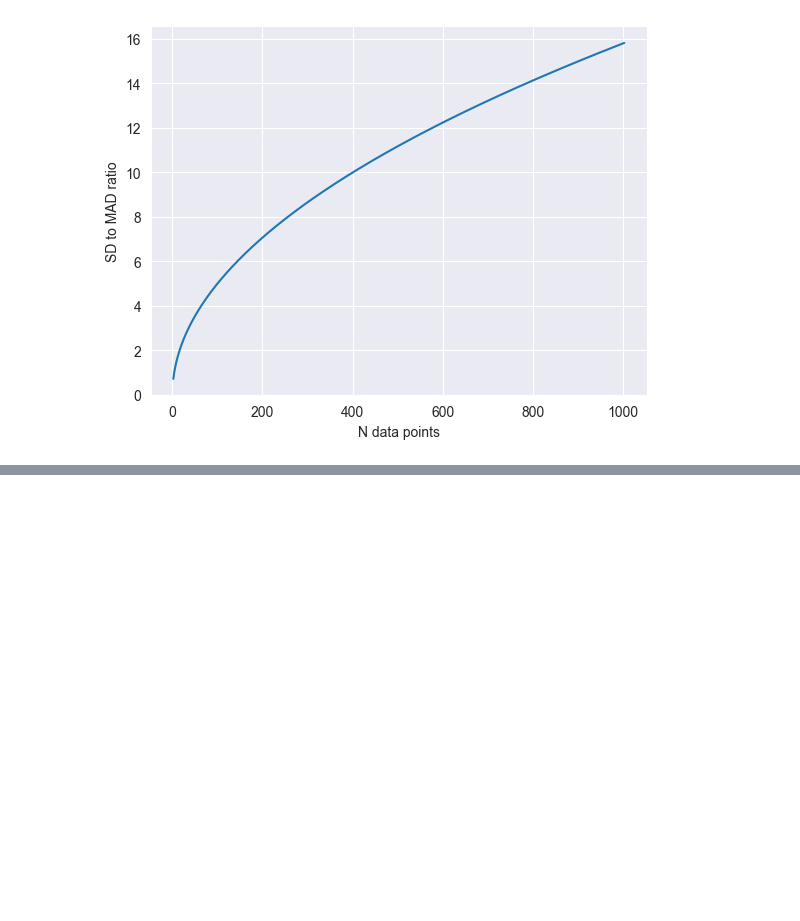
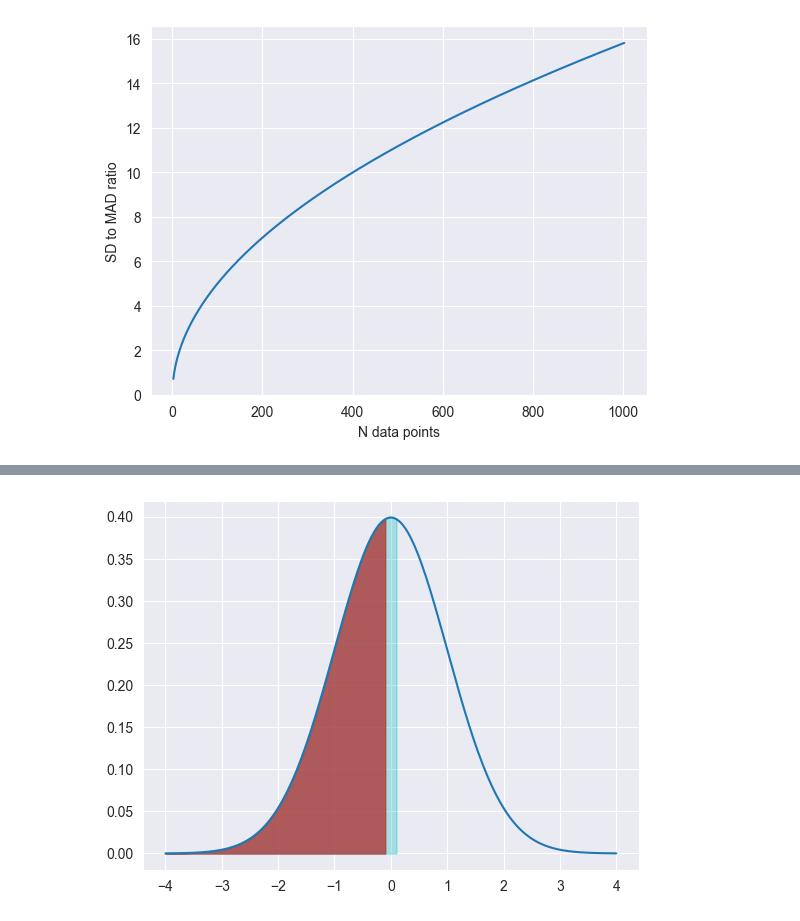
Before and after one commit to hdaniel17/options, a Jupyter notebook: MAD_Straddle.ipynb, the cells around one changed output, grey strips where cells are left out. Saved outputs shown, nothing was run; the diff lists cells and outputs as text; code cells hidden in the pictures; blank space fills up the shorter version.

```diff
--- a/MAD_Straddle.ipynb
+++ b/MAD_Straddle.ipynb
@@ -80,0 +98,18 @@ plt.plot(ratio[0], ratio[1]);
+# %%
+def black_scholes(sigma, K, r, S0, T, is_call=True, d=0):
+    d1 = (math.log(S0 / K) + (r - d + 0.5 * sigma ** 2) * T) / (sigma * math.sqrt(T))
+    d2 = d1 - sigma * math.sqrt(T)
+
+    if is_call:
+        price = S0 * norm.cdf(d1) * math.exp(-d * T) - K * math.exp(-r * T) * norm.cdf(d2)
+        return float(price), float(d1), float(d2)
+    else:
+        price =  K * math.exp(-r * T) * norm.cdf(-d2) - S0 * norm.cdf(-d1) * math.exp(-d * T)
+        return float(price), float(d1), float(d2)
+# %%
+# Stock parameters
+sigma = 0.2
+S0 = 100
+r = 0.05
+T = 1
+K = S0 * np.exp(r * T)
@@ -80,0 +118,3 @@ plt.plot(ratio[0], ratio[1]);
+# %%
+price, d1, d2 = black_scholes(sigma, K, r, S0, T)
+print(f'd1 = {round(d1,3)}, d2 = {round(d2,3)}')
@@ -80,0 +133,11 @@ plt.plot(ratio[0], ratio[1]);
+# %%
+x = np.linspace(-4,4,200)
+plt.plot(x,norm.pdf(x))
+
+x_d2 = np.linspace(-4,d2,200)
+plt.fill_between(x_d2,norm.pdf(x_d2),color='r', alpha=0.8)
+
+x_d1 = np.linspace(-4,d1,200)
+plt.fill_between(x_d1,norm.pdf(x_d1),color='c', alpha=0.3);
+# %% [output]
+[figure, added]
```
Also changed, not shown: parts of 15 cells of this notebook.
